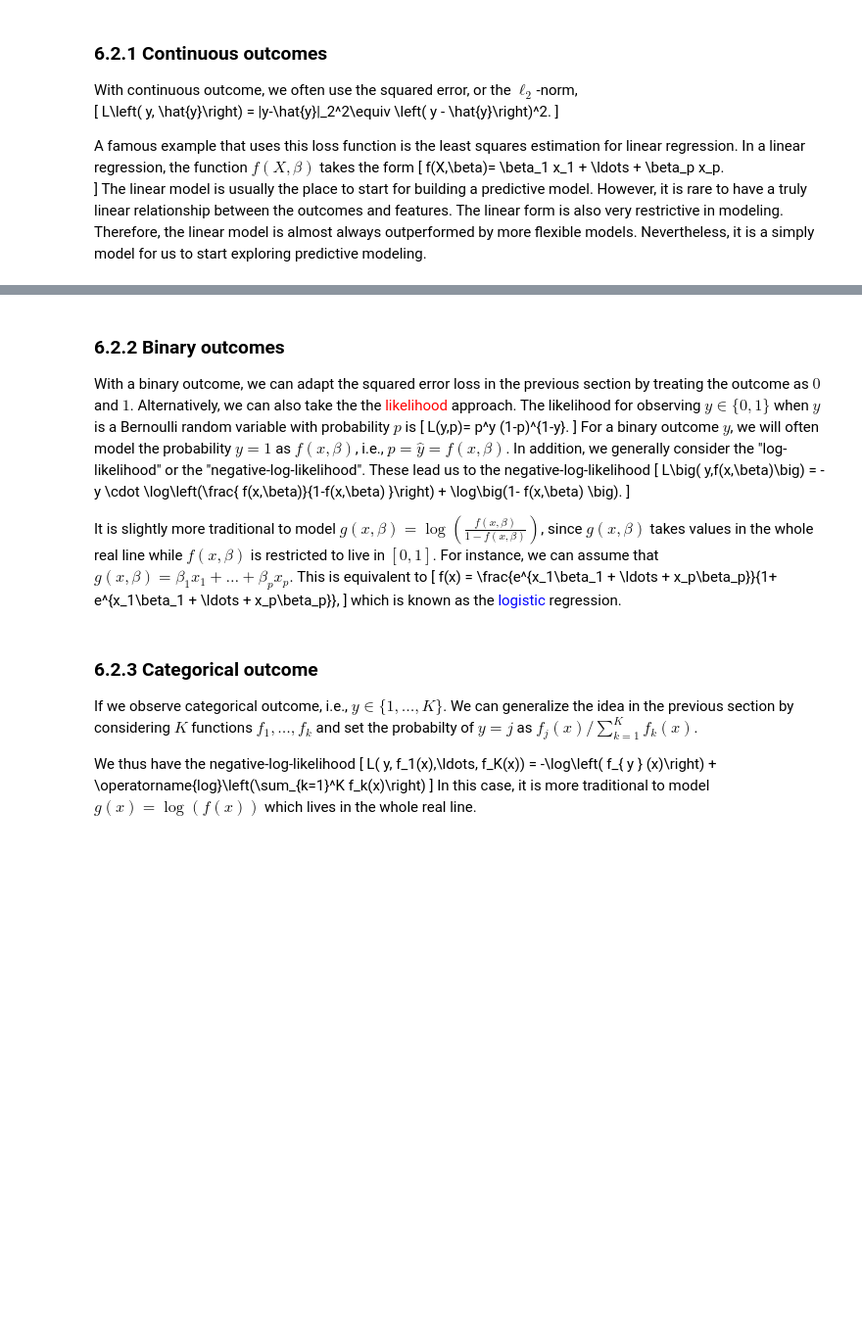
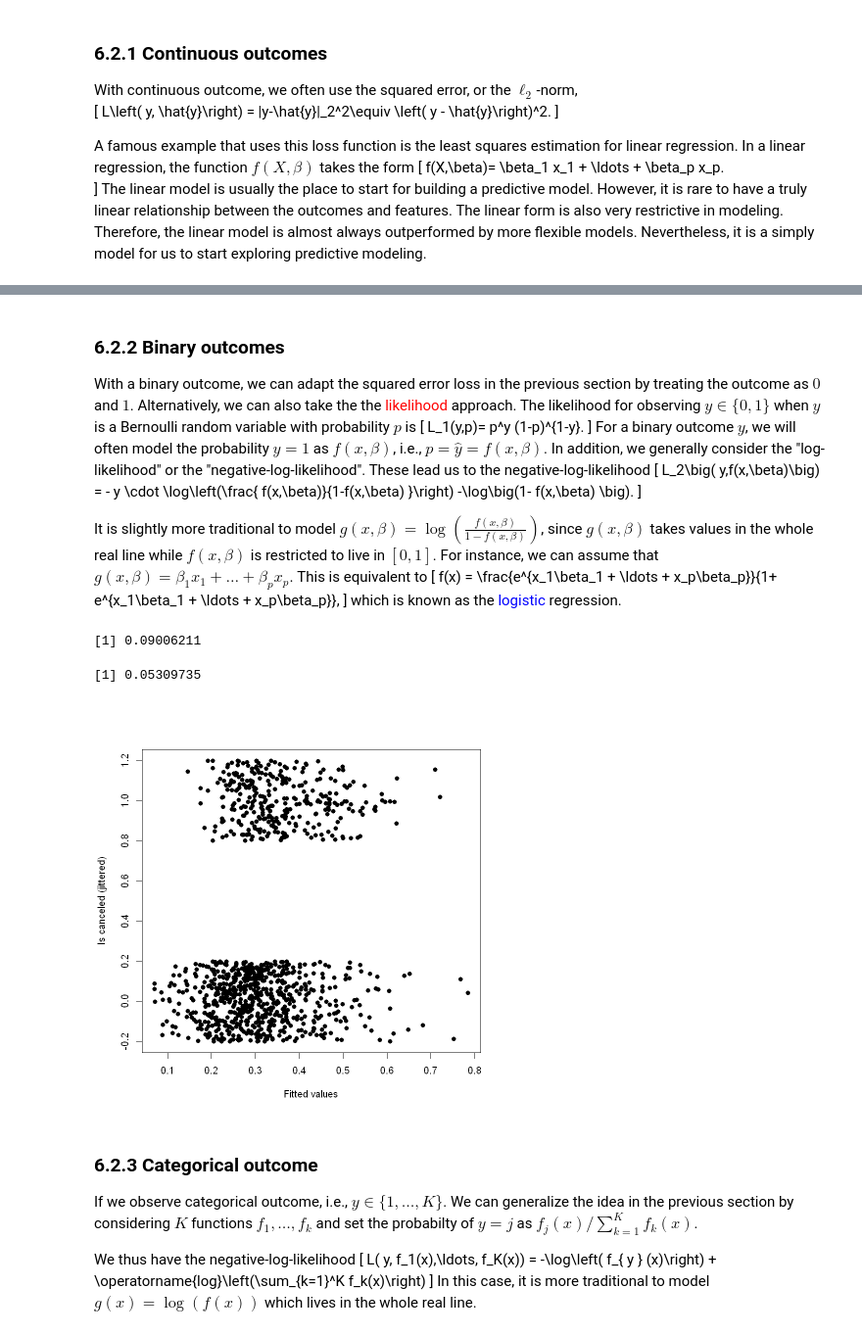
Before and after one commit to ChenShizhe/StatDataScience, a Jupyter notebook: Notes/Chapter6Prediction.ipynb, the cells around one changed output, grey strips where cells are left out. Shown at 98% size. Saved outputs shown, nothing was run; the diff lists cells and outputs as text; code cells hidden in the pictures; blank space fills up the shorter version.

```diff
--- a/Notes/Chapter6Prediction.ipynb
+++ b/Notes/Chapter6Prediction.ipynb
@@ -47,11 +131,11 @@ The linear model is usually the place to start for building a predictive model.
 
 With a binary outcome, we can adapt the squared error loss in the previous section by treating the outcome as $0$ and $1$. Alternatively, we can also take the the <span style="color:red"> likelihood </span> approach. The likelihood for observing $y \in \{0,1\}$ when $y$ is a Bernoulli random variable with probability $p$ is
 \[
-L(y,p)= p^y (1-p)^{1-y}.
+L_1(y,p)= p^y (1-p)^{1-y}.
 \]
 For a binary outcome $y$, we will often model the probability $y = 1$ as $f(x,\beta)$, i.e., $p=\hat{y}=f(x,\beta)$. In addition, we generally consider the "log-likelihood" or the "negative-log-likelihood". These lead us to the negative-log-likelihood
 \[
-L\big( y,f(x,\beta)\big) = - y \cdot \log\left(\frac{ f(x,\beta)}{1-f(x,\beta) }\right) + \log\big(1- f(x,\beta) \big).
+L_2\big( y,f(x,\beta)\big) = - y \cdot \log\left(\frac{ f(x,\beta)}{1-f(x,\beta) }\right) -\log\big(1- f(x,\beta) \big).
 \]
 
 It is slightly more traditional to model $g(x,\beta) = \log\left(\frac{f(x,\beta)}{1-f(x,\beta)}\right)$, since $g(x,\beta)$ takes values in the whole real line while $f(x,\beta)$ is restricted to live in $[0,1]$. For instance, we can assume that $g(x,\beta)= \beta_1 x_1 + \ldots + \beta_p x_p.$ This is equivalent to
@@ -64,3 +146,24 @@ which is known as the <span style="color:blue"> logistic</span> regression.
+# %%
+## Predicting cancellations with a logistic regression
+
+
+mod.can.lg<-glm(is_canceled~adr+lead_time+ total_of_special_requests+ stays_in_week_nights+ stays_in_weekend_nights+  previous_cancellations,data=hotel,
+               family="binomial")
+# %%
+
+plot(jitter(mod.can.lg$y)~mod.can.lg$fitted.values,pch=16,xlab="Fitted values", ylab="Is canceled (jittered)")
+
+threshold = 0.5;
+TP= sum( (mod.can.lg$fitted.values>threshold) & mod.can.lg$y) ;
+TN= sum((mod.can.lg$fitted.values<threshold) & (!mod.can.lg$y));
+
+
+(TPR=TP/sum( mod.can.lg$y))
+(FPR=1- TN/sum(!mod.can.lg$y))
+# %% [output]
+[1] 0.09006211
+[1] 0.05309735
+[figure, added]
 # %% [markdown]
 
 ### 6.2.3 Categorical outcome
```
Also changed, not shown: parts of 25 cells of this notebook, 18 other files.
